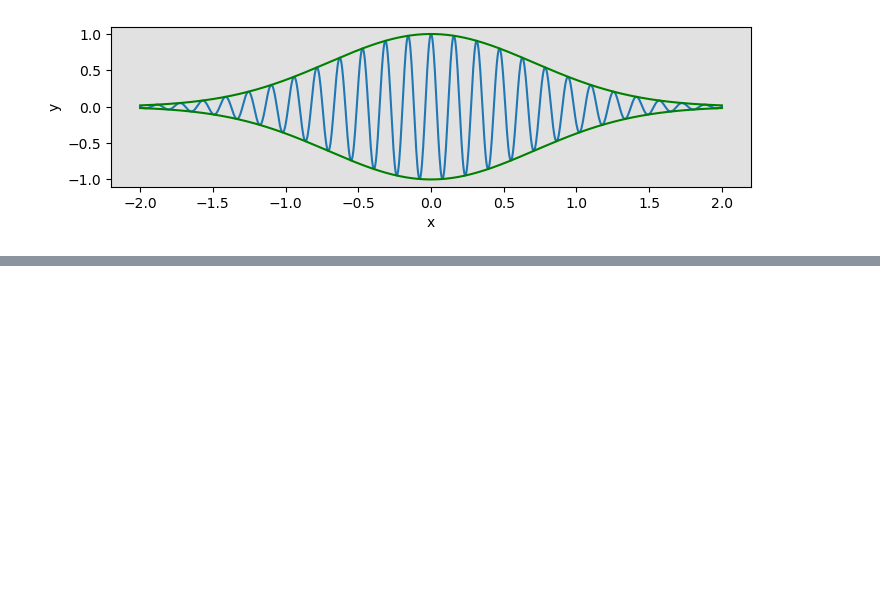
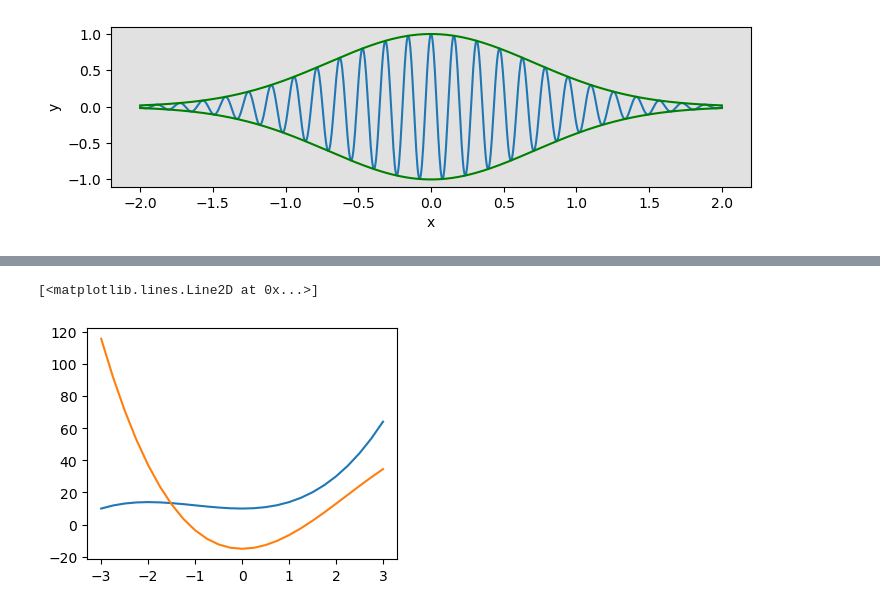
Before and after one commit to luigiselmi/numethods, a Jupyter notebook: plotting_and_visualization.ipynb, the cells around one changed output, grey strips where cells are left out. Saved outputs shown, nothing was run; the diff lists cells and outputs as text; code cells hidden in the pictures; blank space fills up the shorter version.

```diff
--- a/plotting_and_visualization.ipynb
+++ b/plotting_and_visualization.ipynb
@@ -60,0 +71,14 @@ Text(0, 0.5, 'y')
+# %%
+x = np.linspace(-3, 3, 25)
+y1 = x**3+ 3 * x**2 + 10
+y2 = -1.5 * x**3 + 10*x**2 - 15
+# %%
+fig, ax = plt.subplots(figsize=(4, 3))
+
+ax.plot(x, y1)
+ax.plot(x, y2)
+
+#hide_labels(fig, ax)
+# %% [output]
+[<matplotlib.lines.Line2D at 0x...>]
+[figure, added]
```
Also changed, not shown: parts of 12 cells of this notebook, 1 other file.
